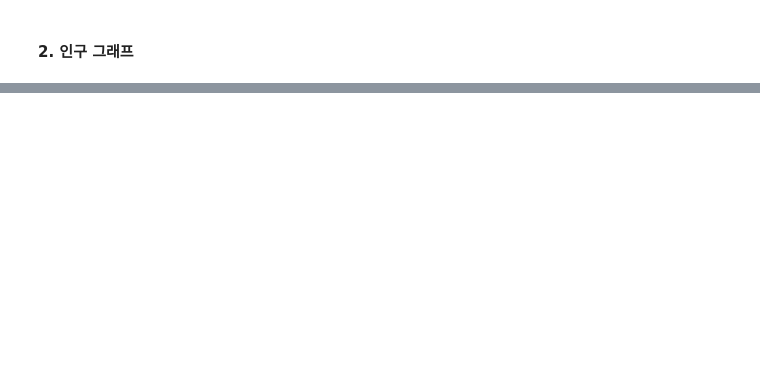
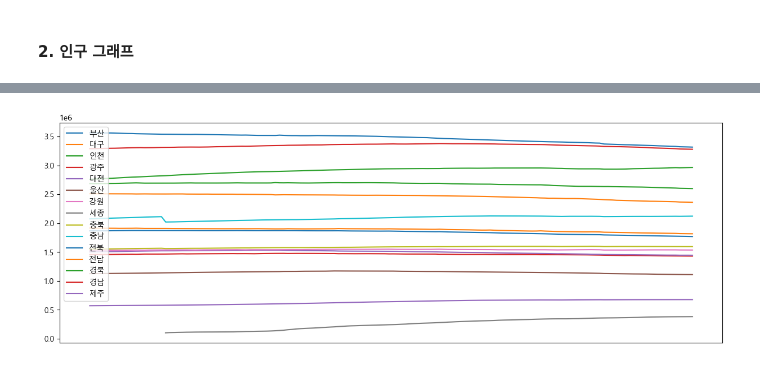
Before and after one commit to ThatHomr/project_2, a Jupyter notebook: project_2_file/ay_sprint2/pop_d(3).ipynb, the cells around one changed output, grey strips where cells are left out. Drawn from its saved outputs; the diff is of its cells as text; code cells hidden in the pictures; blank space fills up the shorter version.

```diff
--- a/project_2_file/ay_sprint2/pop_d(3).ipynb
+++ b/project_2_file/ay_sprint2/pop_d(3).ipynb
@@ -367,3 +497,5 @@ pop_je = pop.iloc[:,16].to_frame()
+# %%
+pop_se = pop_se.iloc[18:]
 # %%
 # coll = ['pop_seo',
 # 'pop_bu',
@@ -382,4 +514,28 @@ pop_je = pop.iloc[:,16].to_frame()
 # 'pop_ggb',
 # 'pop_ggn',
 # 'pop_je']
+# %%
+fig = plt.figure(figsize=(15,5))
+
+plt.plot(pop_bu, label='부산')
+plt.plot(pop_daeg, label='대구')
+plt.plot(pop_in, label='인천')
+plt.plot(pop_gwang, label='광주')
+plt.plot(pop_daej, label='대전')
+plt.plot(pop_ul, label='울산')
+plt.plot(pop_gw, label='강원')
+plt.plot(pop_se, label='세종')
+plt.plot(pop_ccb, label='충북')
+plt.plot(pop_ccn, label='충남')
+plt.plot(pop_jjb, label='전북')
+plt.plot(pop_jjn, label='전남')
+plt.plot(pop_ggb, label='경북')
+plt.plot(pop_ggn, label='경남')
+plt.plot(pop_je, label='제주')
+
+plt.gca().axes.xaxis.set_visible(False) # x값 범위 없애기
+plt.legend(loc="upper left")
+plt.show()
+# %% [output]
+[figure, added]
 # %%
```
Also changed, not shown: parts of 26 cells of this notebook.
